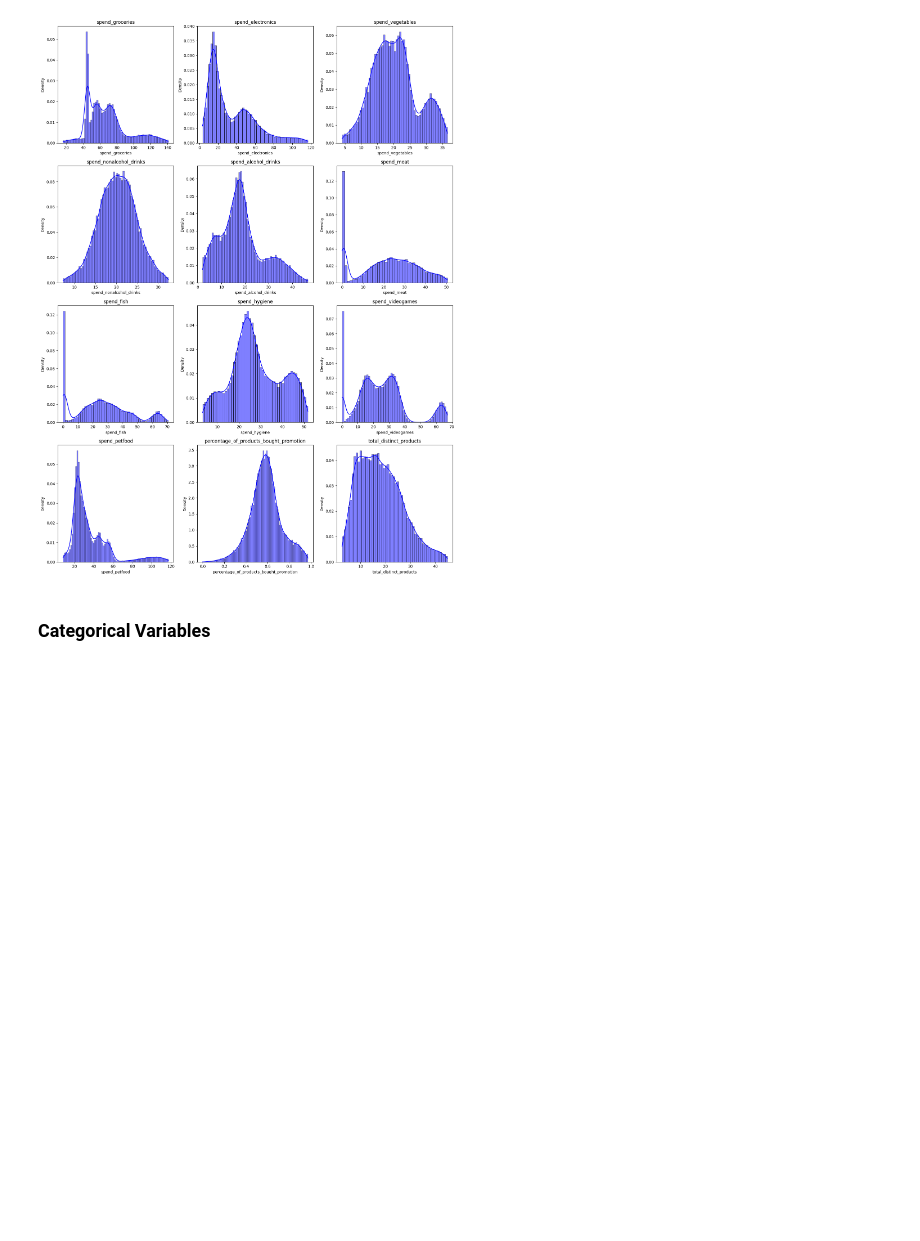
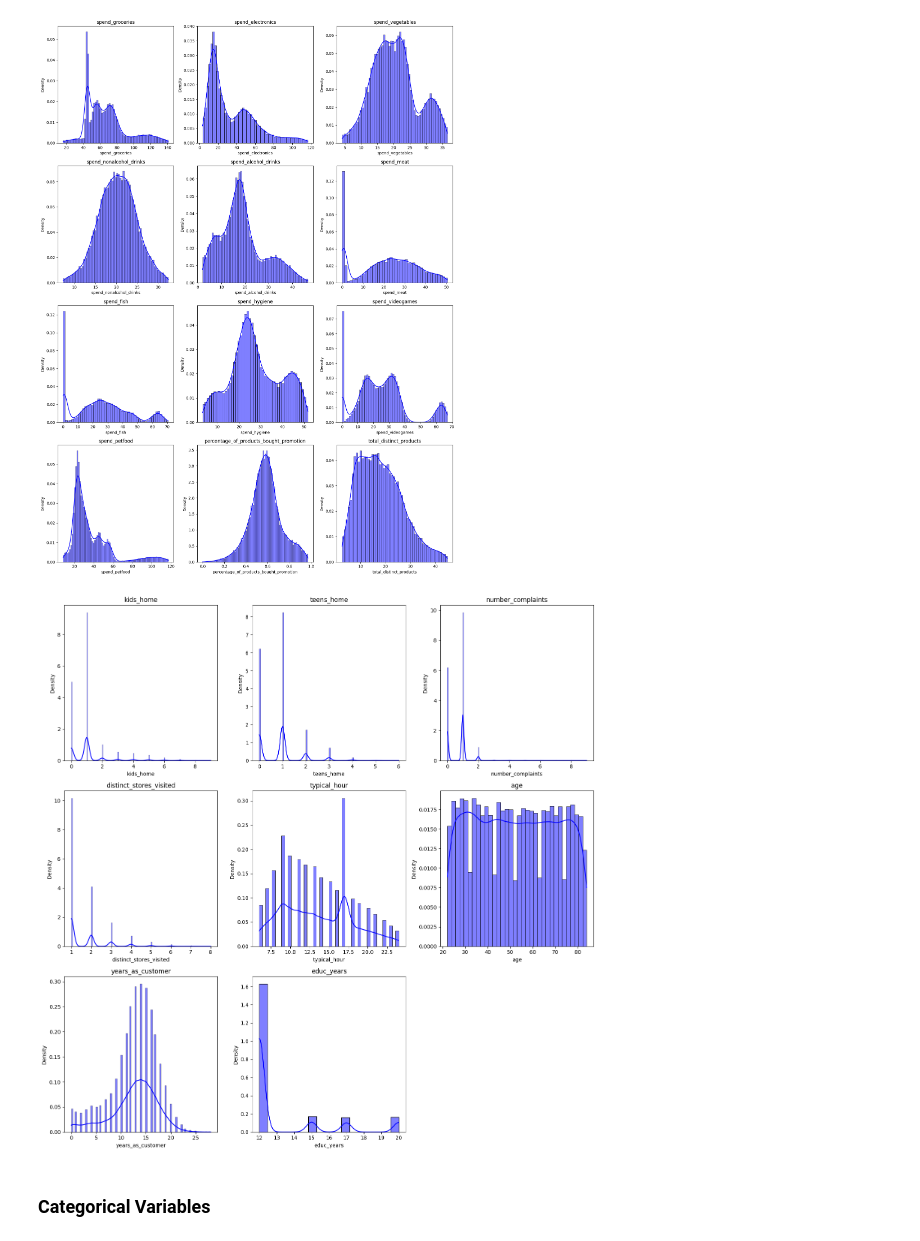
Before and after one commit to master-boda/Client-Segmentation-with-U-MAP-Embedding, a Jupyter notebook: src/preproc/eda.ipynb, the cells around one changed output. Drawn from its saved outputs; the diff is of its cells as text; code cells hidden in the pictures; blank space fills up the shorter version.

```diff
--- a/src/preproc/eda.ipynb
+++ b/src/preproc/eda.ipynb
@@ -52,6 +49,8 @@ customer_info_clean.head(2)
 # note: 'total_distinct_products' is being treated as a continuous variable
 customer_info_cont = ['spend_groceries', 'spend_electronics', 'spend_vegetables', 'spend_nonalcohol_drinks', 'spend_alcohol_drinks',
                       'spend_meat', 'spend_fish', 'spend_hygiene', 'spend_videogames', 'spend_petfood', 'percentage_of_products_bought_promotion', 'total_distinct_products']
+
+customer_info_disc = ['kids_home', 'teens_home', 'number_complaints', 'distinct_stores_visited', 'typical_hour', 'age', 'years_as_customer', 'educ_years']
 # %%
 boxplotter(customer_info_clean, customer_info_cont)
 # %% [output]
@@ -87,6 +88,10 @@ Column 'percentage_of_products_bought_promotion' was shifted by 0.47798556806236
 var_plotter(clean, customer_info_cont)
 # %% [output]
 [figure]
+# %%
+var_plotter(customer_info_clean, customer_info_disc)
+# %% [output]
+[figure, added]
 # %% [markdown]
 ### **Categorical Variables**
 # %%
```
Also changed, not shown: parts of 2 cells of this notebook.
